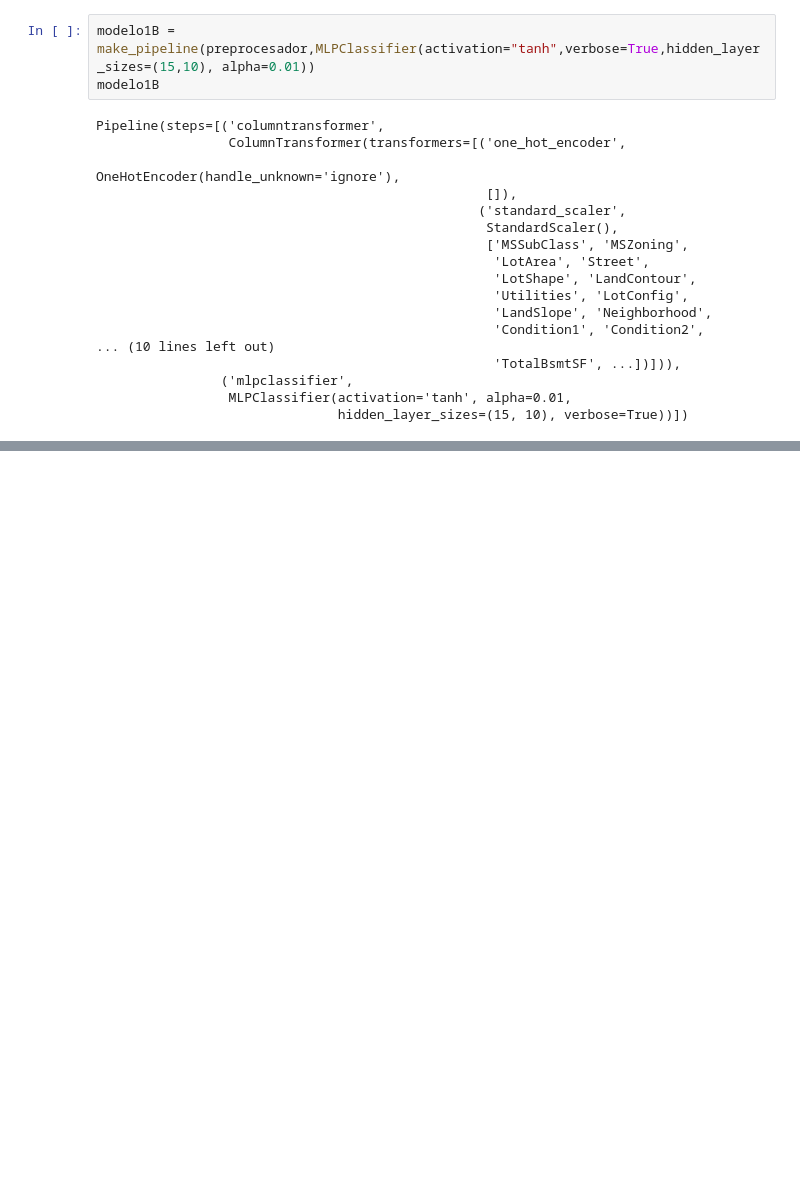
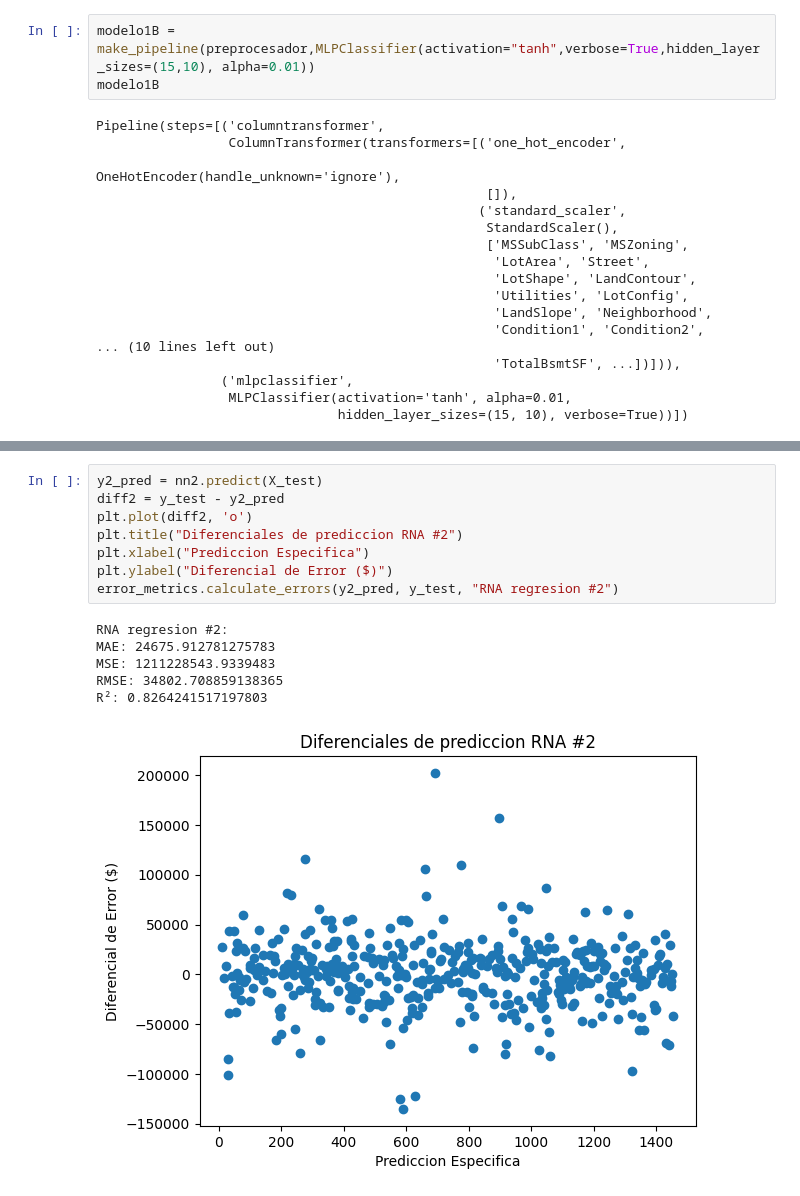
Before and after one commit to DiegoDuaS/RNA, a Jupyter notebook: actividades.ipynb, the cells around one changed output, grey strips where cells are left out. Saved outputs shown, nothing was run; the diff lists cells and outputs as text; blank space fills up the shorter version.

```diff
--- a/actividades.ipynb
+++ b/actividades.ipynb
@@ -380,0 +506,15 @@ weighted avg       0.89      0.89      0.89       438
+# %%
+y2_pred = nn2.predict(X_test)
+diff2 = y_test - y2_pred
+plt.plot(diff2, 'o')
+plt.title("Diferenciales de prediccion RNA #2")
+plt.xlabel("Prediccion Especifica")
+plt.ylabel("Diferencial de Error ($)")
+error_metrics.calculate_errors(y2_pred, y_test, "RNA regresion #2")
+# %% [output]
+RNA regresion #2:
+MAE: 24675.912781275783
+MSE: 1211228543.9339483
+RMSE: 34802.708859138365
+R²: 0.8264241517197803
+[figure, added]
```
Also changed, not shown: parts of 17 cells of this notebook, 2 other files.
